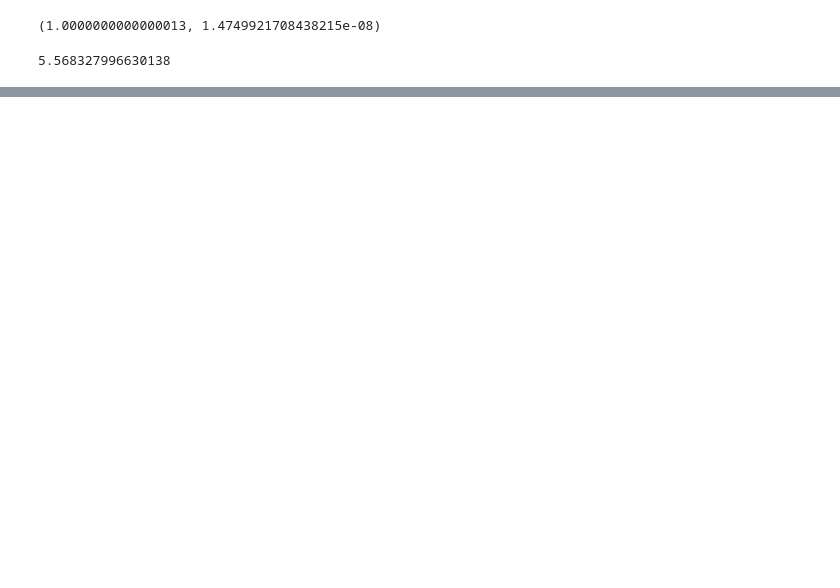
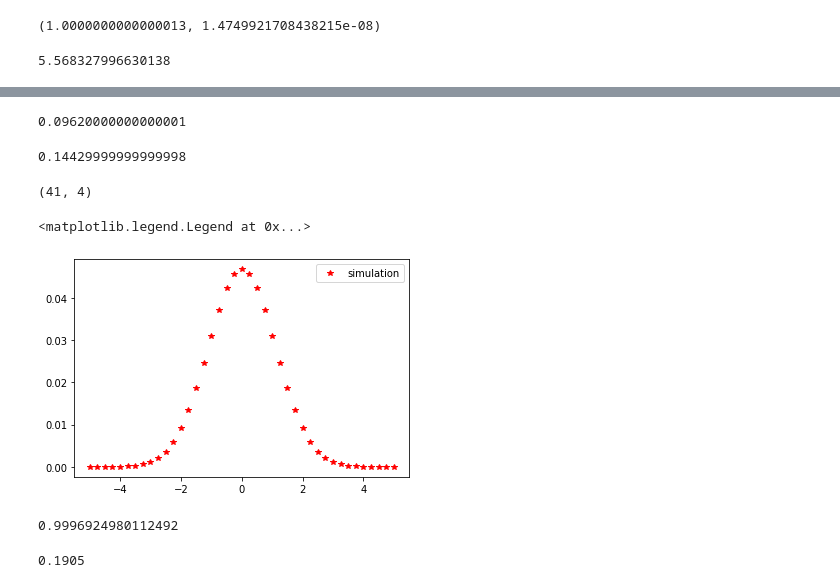
Before and after one commit to DLeung513/bec3p, a Jupyter notebook: bec3p_new/Untitled.ipynb, the cells around one changed output, grey strips where cells are left out. Saved outputs shown, nothing was run; the diff lists cells and outputs as text; code cells hidden in the pictures; blank space fills up the shorter version.

```diff
--- a/bec3p_new/Untitled.ipynb
+++ b/bec3p_new/Untitled.ipynb
@@ -150,0 +159,15 @@ pow(omg/pi,1/4)
+# %%
+dfd = pd.read_csv("./data/densX0000240.dat", sep=" ",  names=["X","Y","Z","dens"])
+datad = np.array([df.X.values, df.Y.values, df.Z.values, df.dens.values])
+Nxd = 40
+Nyd = 40
+Nzd = 40
+xrd = max(datad[0])
+xld = min(datad[0])
+yrd = max(datad[1])
+yld = min(datad[1])
+zrd = max(datad[2])
+zld = min(datad[2])
+dxd = (xrd-xld)/Nxd
+dyd = (yrd-yld)/Nyd
+dzd = (zrd-zld)/Nzd
@@ -150,0 +194,40 @@ pow(omg/pi,1/4)
+# %%
+0.1443/3*2
+# %% [output]
+0.09620000000000001
+# %%
+0.0962*3/2
+# %% [output]
+0.14429999999999998
+# %%
+N = 1
+pi = 4 * np.arctan(1)
+omg = 20
+norm = np.sqrt(N)*pow(omg/pi,3/4)
+anaFunc = lambda x, y, z: np.exp(-omg*(x**2+y**2+z**2)/2)*norm
+
+data_anal = gene_data(anaFunc, xld, Nxd, dxd, yld, Nyd, dyd, zld, Nzd, dzd)
+# print([get_normsimp(data_anal**2, xld, Nxd, dxd, yld, Nyd, dyd, zld, Nzd, dzd), get_normsimp(dfd.dens, xld, Nxd, dxd, yld, Nyd, dyd, zld, Nzd, dzd), N])
+
+dfzd = dfd[(dfd.X == 0)&(dfd.Y == 0)]
+print(dfzd.shape)
+zd= np.linspace(zld, zrd, Nzd+1)
+
+fig = plt.figure()
+ax1 = fig.add_subplot(111)
+ax1.plot(zd, dfzd.dens, 'r*', label="simulation")
+# ax2 = fig.add_subplot(212)
+# ax1.plot(zd, anaFunc(0,0,zd)**2, 'b--', label="analytical")
+plt.legend()
+# %% [output]
+(41, 4)
+<matplotlib.legend.Legend at 0x...>
+[figure, added]
+# %%
+get_normsimp(dfd.dens, xld, Nxd, dxd, yld, Nyd, dyd, zld, Nzd, dzd)
+# %% [output]
+0.9996924980112492
+# %%
+3/2*omg
+# %% [output]
+0.1905
```
Also changed, not shown: parts of 15 cells of this notebook.
